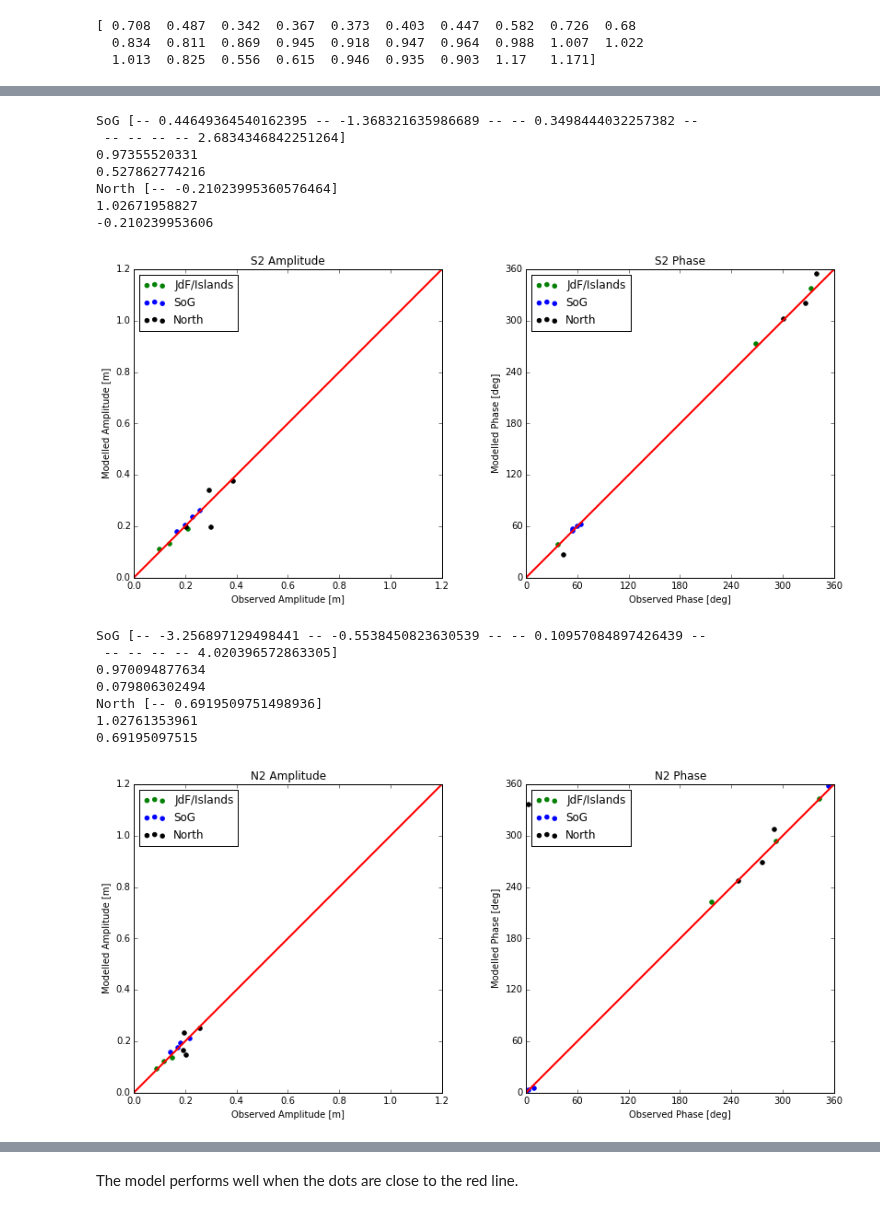
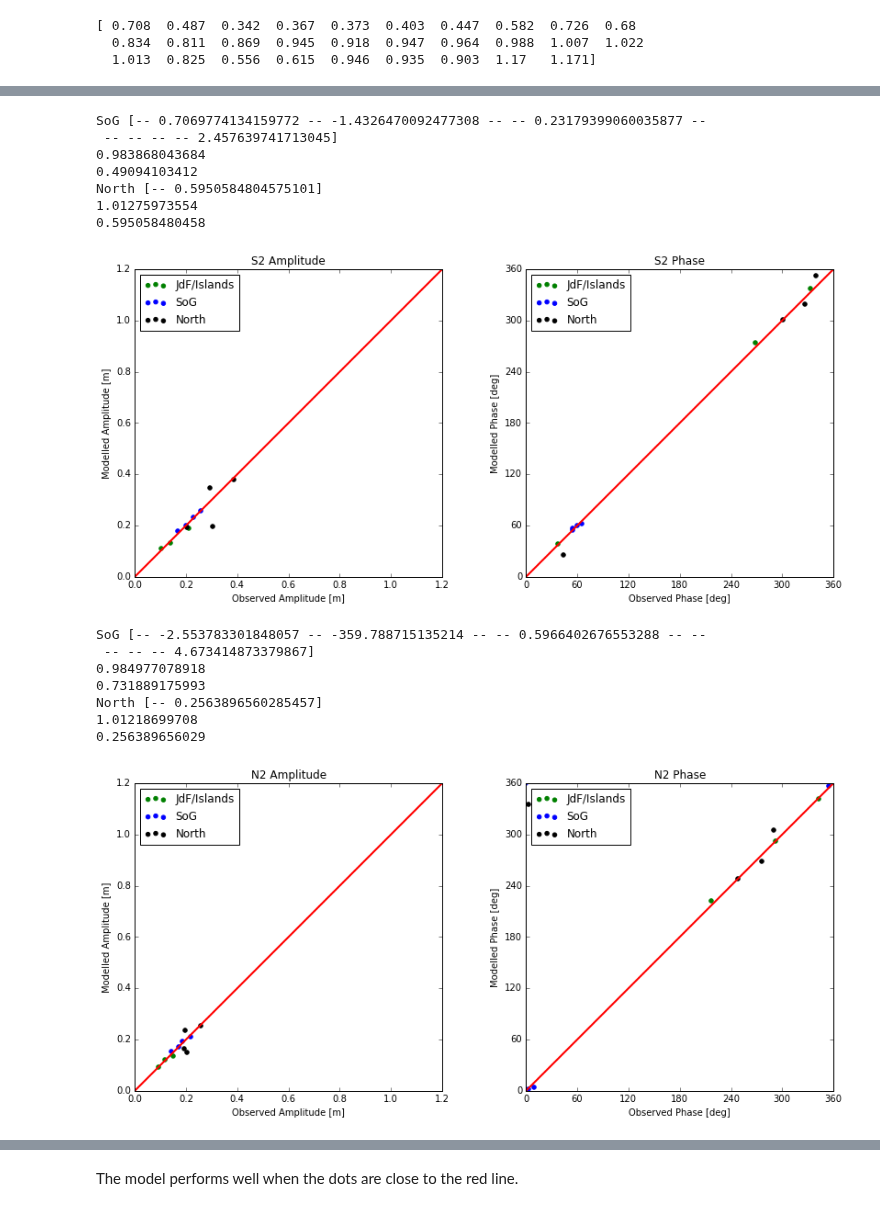
Before and after one commit to SalishSeaCast/analysis, a Jupyter notebook: Susan/TidalEvaluationTake2.ipynb, the cells around one changed output, grey strips where cells are left out. Saved outputs shown, nothing was run; the diff lists cells and outputs as text; code cells hidden in the pictures.

```diff
--- a/Susan/TidalEvaluationTake2.ipynb
+++ b/Susan/TidalEvaluationTake2.ipynb
@@ -29,7 +29,7 @@ First, let's define the run that we will be analyzing. We can analyze a differen
 path = '../../myResults/NEMO36_Tides/'
 
 #the run we want to analyze
-runname = 'GmO_TS9'
+runname = 'GmO_TS10'
 nemo = '3.6'
 #runname = 'downto2'
 
@@ -747,49 +747,49 @@ print ("North", S2_pha_obs[-2:]-S2_pha[-2:])
 print (TSout['North']['S2']['Amp'] )
 print (TSout['North']['S2']['Pha'] )
 # %% [output]
-SoG [-- 0.44649364540162395 -- -1.368321635986689 -- -- 0.3498444032257382 --
- -- -- -- -- 2.6834346842251264]
-0.97355520331
-0.527862774216
-North [-- -0.21023995360576464]
-1.02671958827
--0.210239953606
+SoG [-- 0.7069774134159772 -- -1.4326470092477308 -- -- 0.23179399060035877 --
+ -- -- -- -- 2.457639741713045]
+0.983868043684
+0.49094103412
+North [-- 0.5950584804575101]
+1.01275973554
+0.595058480458
-[figure, old version]
+[figure, new version]
 # %%
 #Plotting - N2
 
 fig=tidetools.plot_scatter_pha_amp(N2_amp,N2_amp_obs,N2_pha,N2_pha_obs,'N2',figsize=(14,6),
                                    split1=split1, split2=split2, labels=labels)
 
 ax_amp,ax_pha = fig.axes
 min_value, max_value = ax_amp.set_xlim(0, 1.2)
 ax_amp.plot([min_value, max_value], [min_value, max_value], color='red',lw=2)
 
 min_value, max_value = ax_pha.set_xlim(0, 360)
 ax_pha.plot([min_value, max_value], [min_value, max_value], color='red',lw=2)
 
 TSout['West']['N2']['Amp'] = np.mean(N2_amp_obs[split1:split2]/N2_amp[split1:split2])
-TSout['West']['N2']['Pha'] = np.mean(N2_pha_obs[split1:split2]-N2_pha[split1:split2])
+TSout['West']['N2']['Pha'] = np.mean(N2_pha_obs[split1:split2]-N2_pha[split1:split2]) +360./4.
 
 TSout['North']['N2']['Amp'] = np.mean(N2_amp_obs[-2:]/N2_amp[-2:])
 TSout['North']['N2']['Pha'] = np.mean(N2_pha_obs[-2:]-N2_pha[-2:])
 
 print ("SoG",  N2_pha_obs[split1:split2]-N2_pha[split1:split2])
 print (TSout['West']['N2']['Amp'])
 print (TSout['West']['N2']['Pha'])
 
 print ("North", N2_pha_obs[-2:]-N2_pha[-2:])
 print (TSout['North']['N2']['Amp'] )
 print (TSout['North']['N2']['Pha'] )
 # %% [output]
-SoG [-- -3.256897129498441 -- -0.5538450823630539 -- -- 0.10957084897426439 --
- -- -- -- -- 4.020396572863305]
-0.970094877634
-0.079806302494
-North [-- 0.6919509751498936]
-1.02761353961
-0.69195097515
+SoG [-- -2.553783301848057 -- -359.788715135214 -- -- 0.5966402676553288 -- --
+ -- -- -- 4.673414873379867]
+0.984977078918
+0.731889175993
+North [-- 0.2563896560285457]
+1.01218699708
+0.256389656029
-[figure, old version]
+[figure, new version]
 # %%
 #Plotting - Q1
 
```
Also changed, not shown: parts of 17 cells of this notebook, 2 other files.
